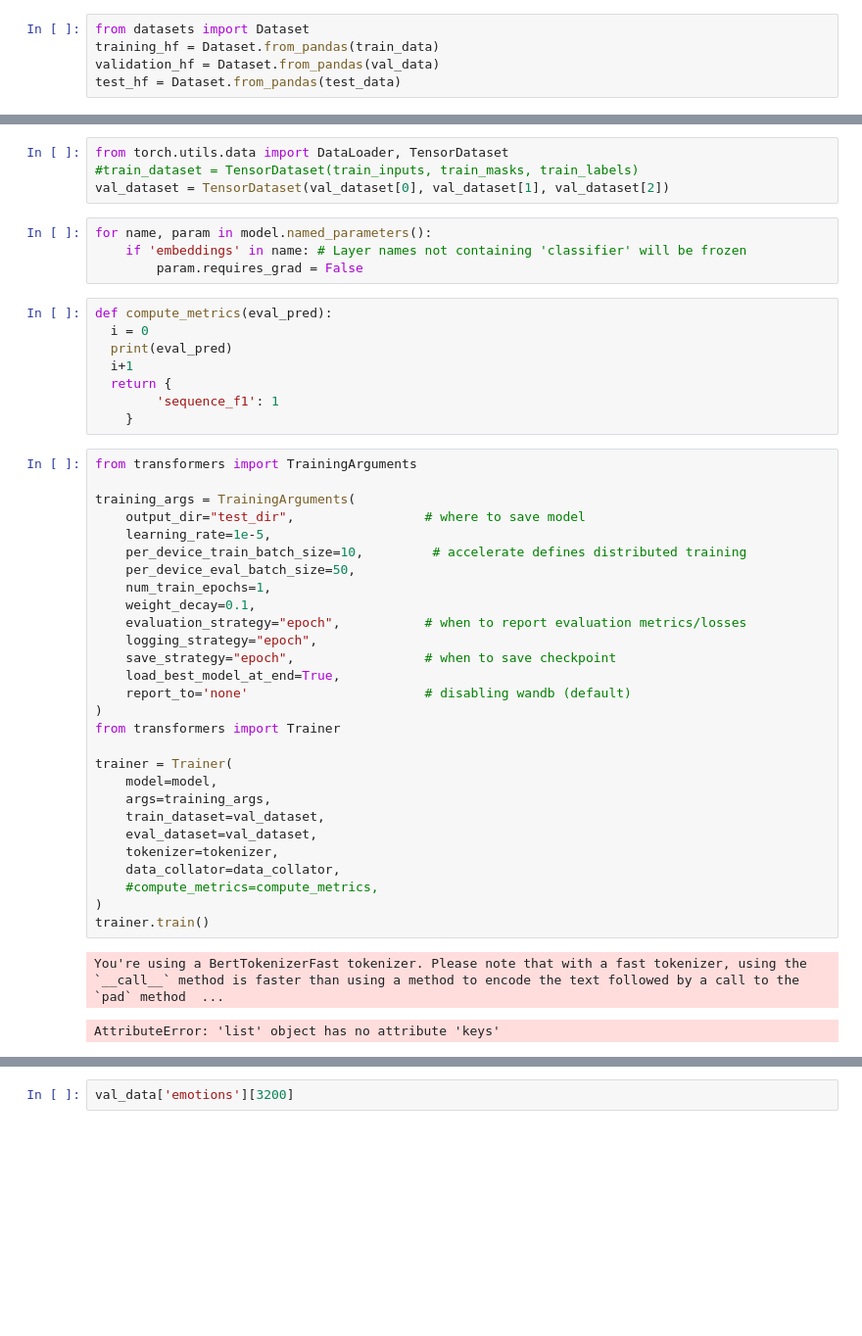
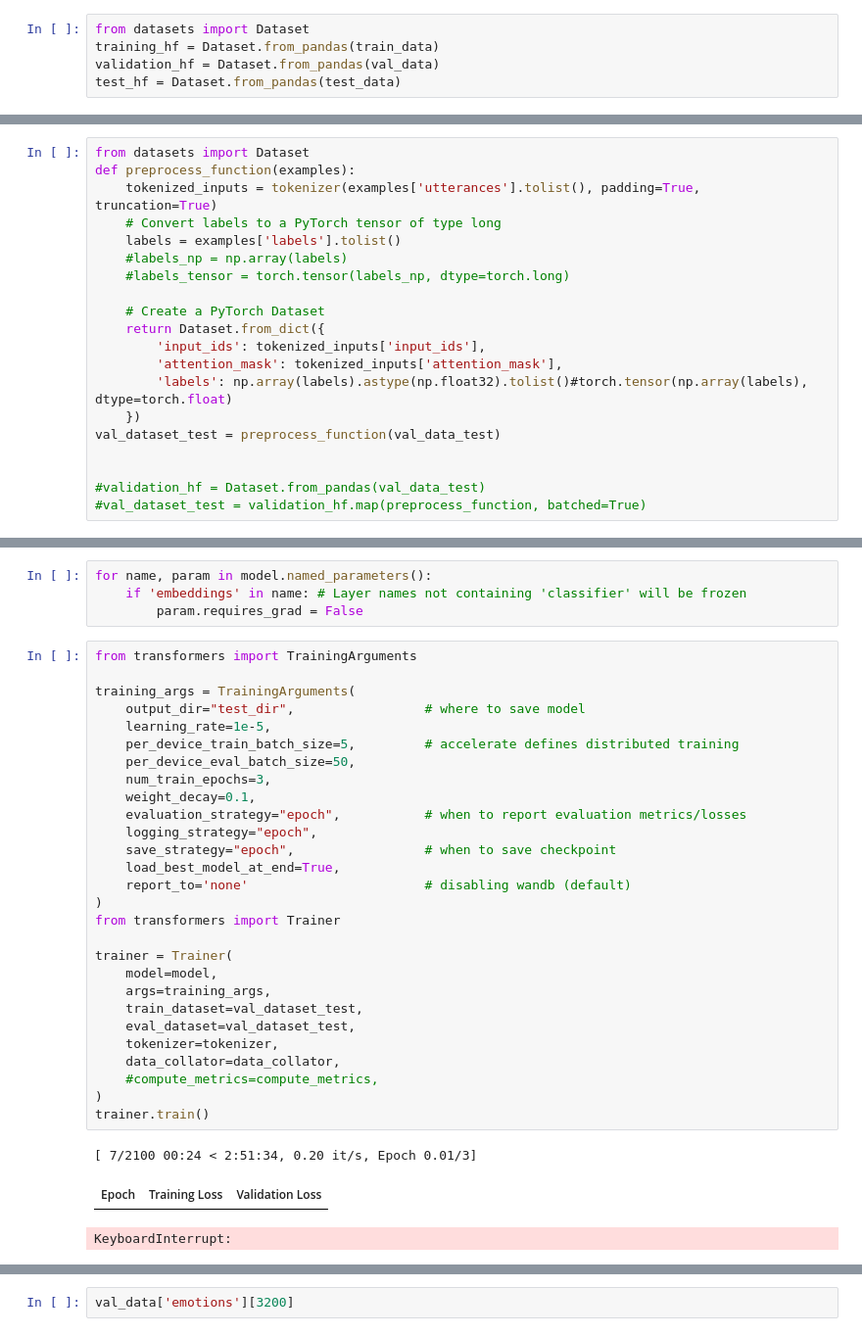
Before and after one commit to Fenriro37/ProjectNLP, a Jupyter notebook: Project.ipynb, the cells around one changed output, grey strips where cells are left out. Shown: that part at 98% size. Drawn from its saved outputs; the diff is of its cells as text; blank space fills up the shorter version.

```diff
--- a/Project.ipynb
+++ b/Project.ipynb
@@ -205,3 +315,23 @@ print(type(labels_np))
+# %%
+from datasets import Dataset
+def preprocess_function(examples):
+    tokenized_inputs = tokenizer(examples['utterances'].tolist(), padding=True, truncation=True)
+    # Convert labels to a PyTorch tensor of type long
+    labels = examples['labels'].tolist()
+    #labels_np = np.array(labels)
+    #labels_tensor = torch.tensor(labels_np, dtype=torch.long)
+
+    # Create a PyTorch Dataset
+    return Dataset.from_dict({
+        'input_ids': tokenized_inputs['input_ids'],
+        'attention_mask': tokenized_inputs['attention_mask'],
+        'labels': np.array(labels).astype(np.float32).tolist()#torch.tensor(np.array(labels), dtype=torch.float)
+    })
+val_dataset_test = preprocess_function(val_data_test)
+
+
+#validation_hf = Dataset.from_pandas(val_data_test)
+#val_dataset_test = validation_hf.map(preprocess_function, batched=True)
 # %%
 import torch
 from datasets import Dataset
@@ -257,47 +406,36 @@ torch.Size([400, 24, 8])
-# %%
-from torch.utils.data import DataLoader, TensorDataset
-#train_dataset = TensorDataset(train_inputs, train_masks, train_labels)
-val_dataset = TensorDataset(val_dataset[0], val_dataset[1], val_dataset[2])
 # %%
 for name, param in model.named_parameters():
     if 'embeddings' in name: # Layer names not containing 'classifier' will be frozen
         param.requires_grad = False
-# %%
-def compute_metrics(eval_pred):
-  i = 0
-  print(eval_pred)
-  i+1
-  return {
-        'sequence_f1': 1
-    }
 # %%
 from transformers import TrainingArguments
 
 training_args = TrainingArguments(
     output_dir="test_dir",                 # where to save model
     learning_rate=1e-5,
-    per_device_train_batch_size=10,         # accelerate defines distributed training
+    per_device_train_batch_size=5,         # accelerate defines distributed training
     per_device_eval_batch_size=50,
-    num_train_epochs=1,
+    num_train_epochs=3,
     weight_decay=0.1,
     evaluation_strategy="epoch",           # when to report evaluation metrics/losses
     logging_strategy="epoch",
     save_strategy="epoch",                 # when to save checkpoint
     load_best_model_at_end=True,
     report_to='none'                       # disabling wandb (default)
 )
 from transformers import Trainer
 
 trainer = Trainer(
     model=model,
     args=training_args,
-    train_dataset=val_dataset,
-    eval_dataset=val_dataset,
+    train_dataset=val_dataset_test,
+    eval_dataset=val_dataset_test,
     tokenizer=tokenizer,
     data_collator=data_collator,
     #compute_metrics=compute_metrics,
 )
 trainer.train()
 # %% [output]
-You're using a BertTokenizerFast tokenizer. Please note that with a fast tokenizer, using the `__call__` method is faster than using a method to encode the text followed by a call to the `pad` method  ...
+[ 7/2100 00:24 < 2:51:34, 0.20 it/s, Epoch 0.01/3]
+| Epoch | Training Loss | Validation Loss |
-AttributeError: 'list' object has no attribute 'keys'
+KeyboardInterrupt:
```
Also changed, not shown: parts of 24 cells of this notebook.
